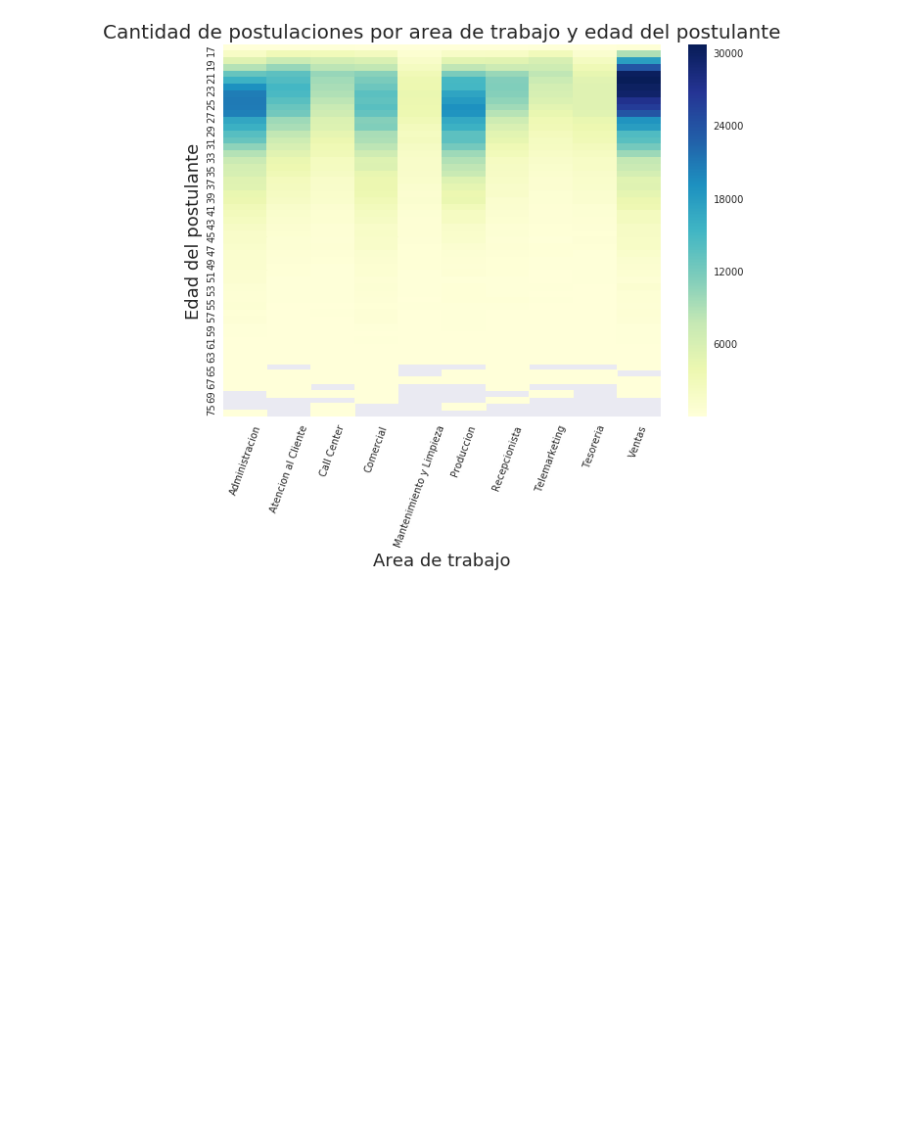
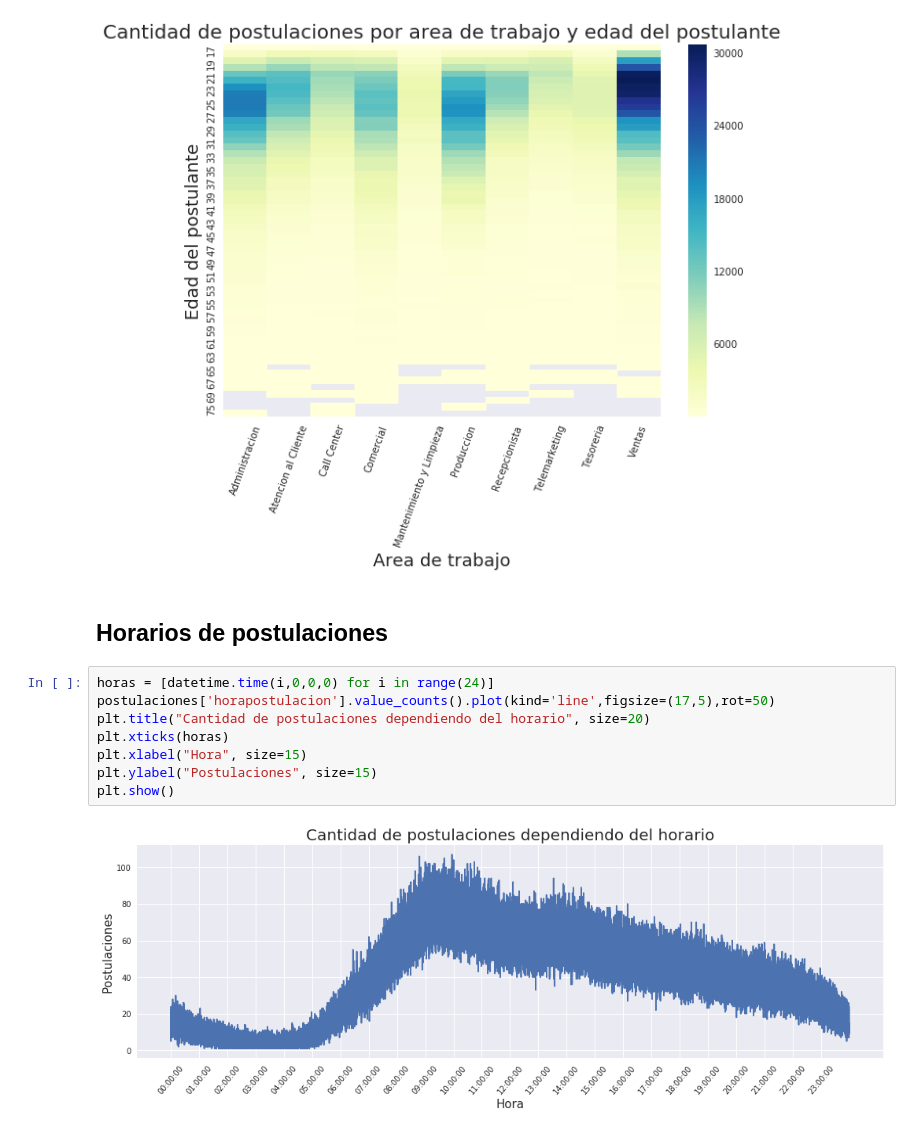
Before and after one commit to Mariano95/Analisis-exploratorio-de-datos, a Jupyter notebook: TP.ipynb, the cells around one changed output. Saved outputs shown, nothing was run; the diff lists cells and outputs as text; blank space fills up the shorter version.

```diff
--- a/TP.ipynb
+++ b/TP.ipynb
@@ -781,3 +781,15 @@ sns.set(rc={'figure.figsize':(10,7)})
 plt.show()
 # %% [output]
 [figure]
+# %% [markdown]
+## Horarios de postulaciones
+# %%
+horas = [datetime.time(i,0,0,0) for i in range(24)]
+postulaciones['horapostulacion'].value_counts().plot(kind='line',figsize=(17,5),rot=50)
+plt.title("Cantidad de postulaciones dependiendo del horario", size=20)
+plt.xticks(horas)
+plt.xlabel("Hora", size=15)
+plt.ylabel("Postulaciones", size=15)
+plt.show()
+# %% [output]
+[figure, added]
```
Also changed, not shown: parts of 6 cells of this notebook.
